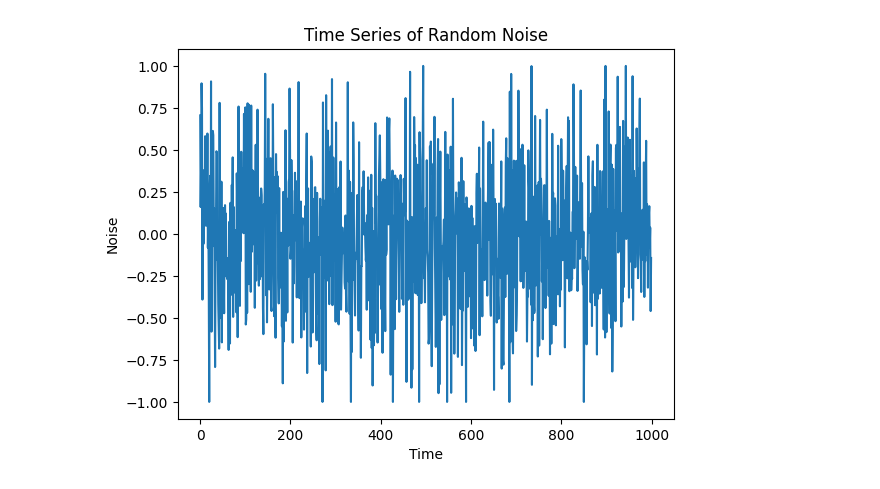
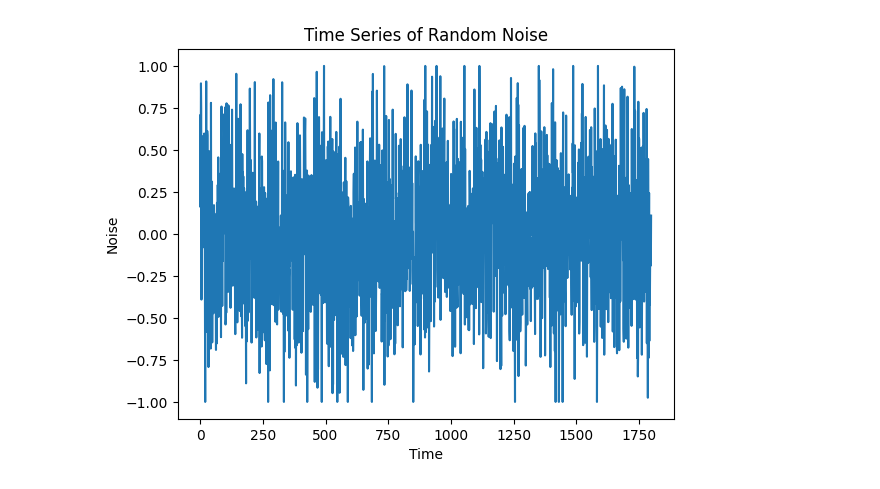
Before and after one commit to Denolle-Lab/OrcaSeis, a Jupyter notebook: wavform_exploration.ipynb, the cells around one changed output. Drawn from its saved outputs; the diff is of its cells as text; code cells hidden in the pictures.

```diff
--- a/wavform_exploration.ipynb
+++ b/wavform_exploration.ipynb
@@ -70,29 +129,29 @@ filename = "./data/audio_data.h5"
 with h5py.File(filename, 'w') as f:
     f.create_dataset('orca_audio_data', data=full_audio_data)
 # %%
-# Creating noise
+# Creating 30 min-long noise
 
 # Set the random seed for reproducibility
 np.random.seed(0)
 
 # Number of data points
-num_points = 1000
+num_points = 1800 # 30 mins
 
 # Generate random noise
 noise = np.random.normal(loc=0, scale=0.4, size=num_points)
 
 # Clip the noise to be between -1 and 1
 noise = np.clip(noise, -1, 1)
 
 # Create a time axis
 time = np.arange(num_points)
 
 # Plot the noise as a time series
 plt.plot(time, noise)
 plt.xlabel('Time')
 plt.ylabel('Noise')
 plt.title('Time Series of Random Noise')
 plt.show()
 # %% [output]
-[figure, old version]
+[figure, new version]
 # %%
```
Also changed, not shown: parts of 5 cells of this notebook, 1 other file.
